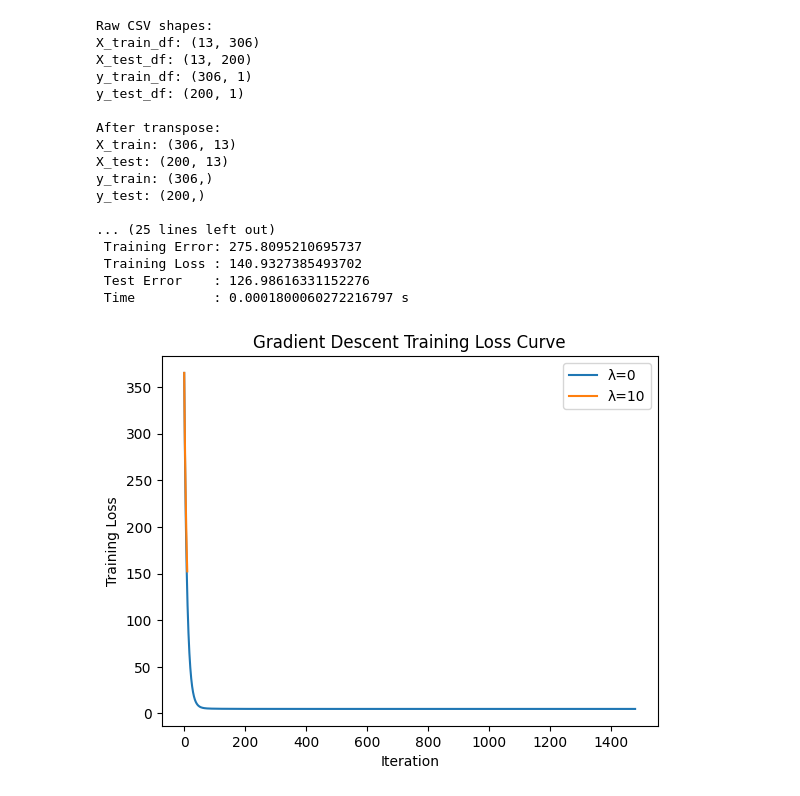
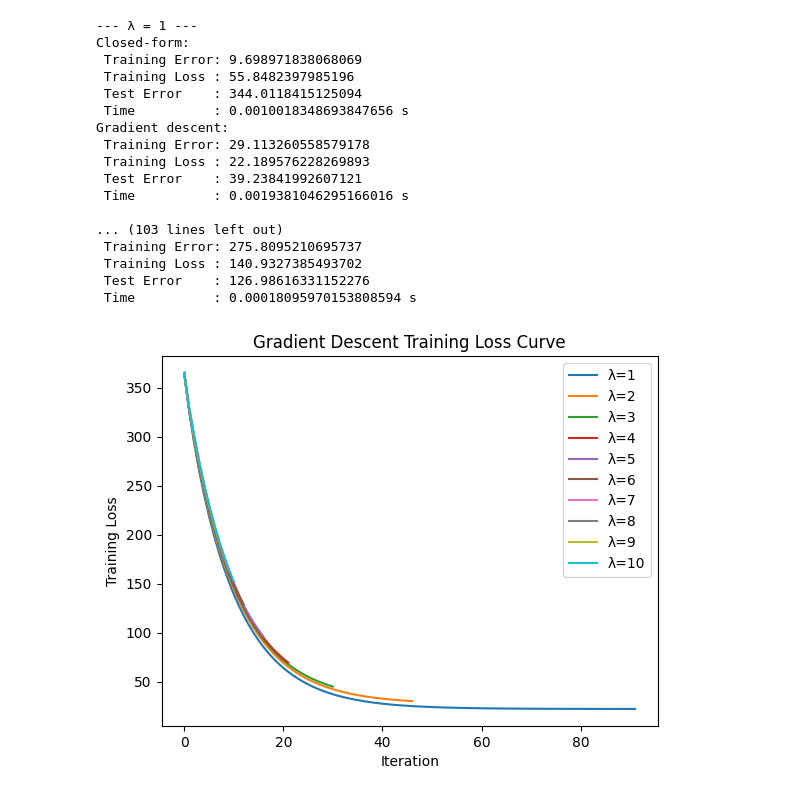
Before and after one commit to Tanisha3v/CS480, a Jupyter notebook: A1Q2.ipynb, the cells around one changed output. Drawn from its saved outputs; the diff is of its cells as text; code cells hidden in the pictures.

```diff
--- a/A1Q2.ipynb
+++ b/A1Q2.ipynb
@@ -32,15 +20,3 @@ def ridge_regression(X, y, lam):
     b = w_tilde[-1]
 
     return w, b
-# %%
-# Example usage:
-if __name__ == "__main__":
-    np.random.seed(0)
-    X = np.random.randn(100, 3)  # 100 samples, 3 features
-    true_w = np.array([2.0, -1.0, 0.5])
-    true_b = 1.0
-    y = X @ true_w + true_b + 0.1 * np.random.randn(100)
-
-    w, b = ridge_regression(X, y, lam=1.0)
-    print("Estimated w:", w)
-    print("Estimated b:", b)
@@ -157,24 +97,11 @@ X_test_df = pd.read_csv("./a1-files/housing_X_test.csv", header=None)
 y_train_df = pd.read_csv("./a1-files/housing_y_train.csv", header=None)
 y_test_df = pd.read_csv("./a1-files/housing_y_test.csv", header=None)
 
-print("Raw CSV shapes:")
-print(f"X_train_df: {X_train_df.shape}")
-print(f"X_test_df: {X_test_df.shape}")
-print(f"y_train_df: {y_train_df.shape}")
-print(f"y_test_df: {y_test_df.shape}")
-
 # Convert to numpy and transpose
 X_train = X_train_df.values.T
 X_test = X_test_df.values.T
 y_train = y_train_df.values.ravel()
 y_test = y_test_df.values.ravel()
-
-# Debug: Check shapes after transpose
-print("\nAfter transpose:")
-print(f"X_train: {X_train.shape}")
-print(f"X_test: {X_test.shape}")
-print(f"y_train: {y_train.shape}")
-print(f"y_test: {y_test.shape}")
 
 # Fix sample count mismatch
 min_train_samples = min(X_train.shape[0], y_train.shape[0])
@@ -185,18 +112,10 @@ y_train = y_train[:min_train_samples]
 X_test = X_test[:min_test_samples, :]
 y_test = y_test[:min_test_samples]
 
-print(f"\nAfter fixing sample count mismatch:")
-print(f"X_train: {X_train.shape}")
-print(f"X_test: {X_test.shape}")
-print(f"y_train: {y_train.shape}")
-print(f"y_test: {y_test.shape}")
-
-# Data is now properly aligned - both X and y have matching sample counts
-
 # Standardize
 X_train_std, X_test_std = standardize(X_train, X_test)
 
-for lam in [0, 10]:
+for lam in range(1, 11):  # λ from 1 to 10
     print(f"\n--- λ = {lam} ---")
 
     # Closed form (using function from Cell 1)
@@ -215,44 +134,44 @@ for lam in [0, 10]:
     print(" Time          :", t_cf, "s")
 
     # Gradient descent (using function from Cell 3)
     t0 = time.time()
     w_gd, b_gd, losses = ridge_regression_gd(X_train_std, y_train, lam=lam, eta=0.05, max_pass=5000)
     t_gd = time.time() - t0
 
     train_error_gd = compute_error(X_train_std, y_train, w_gd, b_gd)
     train_loss_gd = compute_loss(X_train_std, y_train, w_gd, b_gd, lam)
     test_error_gd = compute_error(X_test_std, y_test, w_gd, b_gd)
 
     print("Gradient descent:")
     print(" Training Error:", train_error_gd)
     print(" Training Loss :", train_loss_gd)
     print(" Test Error    :", test_error_gd)
     print(" Time          :", t_gd, "s")
 
     # Plot training loss curve
     plt.plot(losses, label=f"λ={lam}")
     plt.xlabel("Iteration")
     plt.ylabel("Training Loss")
     plt.title("Gradient Descent Training Loss Curve")
     plt.legend()
 
 plt.show()
 # %% [output]
-Raw CSV shapes:
-X_train_df: (13, 306)
-X_test_df: (13, 200)
-y_train_df: (306, 1)
-y_test_df: (200, 1)
+--- λ = 1 ---
+Closed-form:
+ Training Error: 9.698971838068069
+ Training Loss : 55.8482397985196
+ Test Error    : 344.0118415125094
+ Time          : 0.0010018348693847656 s
+Gradient descent:
+ Training Error: 29.113260558579178
+ Training Loss : 22.189576228269893
+ Test Error    : 39.23841992607121
+ Time          : 0.0019381046295166016 s
 
-After transpose:
-X_train: (306, 13)
-X_test: (200, 13)
-y_train: (306,)
-y_test: (200,)
-
-... (25 lines left out)
+... (103 lines left out)
  Training Error: 275.8095210695737
  Training Loss : 140.9327385493702
  Test Error    : 126.98616331152276
- Time          : 0.0001800060272216797 s
+ Time          : 0.00018095970153808594 s
-[figure, old version]
+[figure, new version]
```
Also changed, not shown: parts of 3 cells of this notebook.
